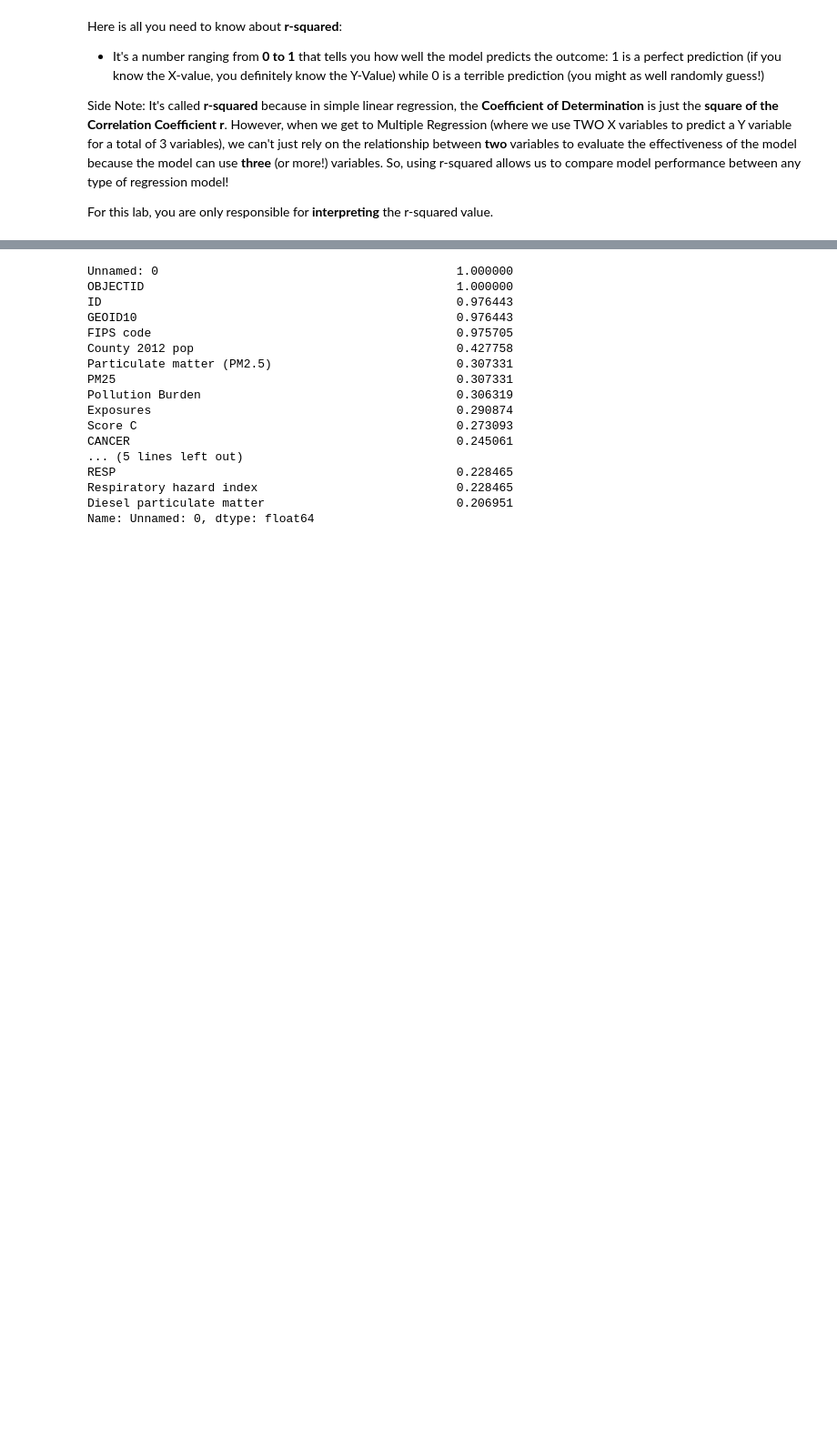
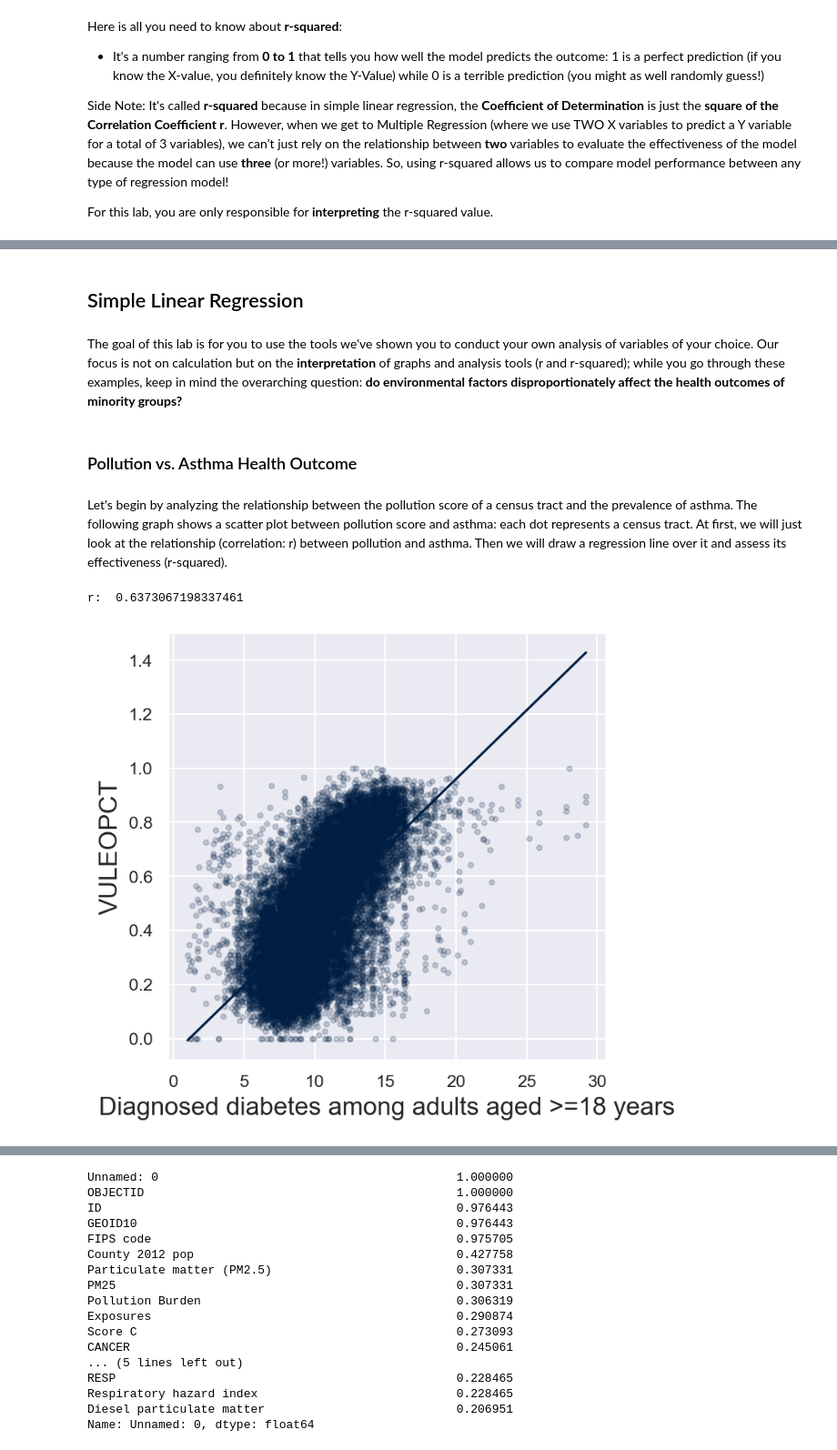
Before and after one commit to ds-modules/DATA88-SP22, a Jupyter notebook: whej03/roughDraft_whej03.ipynb, the cells around one changed output, grey strips where cells are left out. Shown at 91% size. Cells and saved outputs as stored; diff of their text form; code cells hidden in the pictures; blank space fills up the shorter version.

```diff
--- a/whej03/roughDraft_whej03.ipynb
+++ b/whej03/roughDraft_whej03.ipynb
@@ -207,0 +210,16 @@ df
+# %% [markdown]
+## Simple Linear Regression
+# %% [markdown]
+The goal of this lab is for you to use the tools we've shown you to conduct your own analysis of variables of your choice. Our focus is not on calculation but on the **interpretation** of graphs and analysis tools (r and r-squared); while you go through these examples, keep in mind the overarching question: **do environmental factors disproportionately affect the health outcomes of minority groups?**
+# %% [markdown]
+### Pollution vs. Asthma Health Outcome
+# %% [markdown]
+Let's begin by analyzing the relationship between the pollution score of a census tract and the prevalence of asthma. The following graph shows a scatter plot between pollution score and asthma: each dot represents a census tract. At first, we will just look at the relationship (correlation: r) between pollution and asthma. Then we will draw a regression line over it and assess its effectiveness (r-squared).
+# %%
+table2=Table.from_df(df[~df["Diagnosed diabetes among adults aged >=18 years"].isna()])
+# %%
+print('r: ', correlation(table2, 'Diagnosed diabetes among adults aged >=18 years', 'VULEOPCT'))
+table2.scatter("Diagnosed diabetes among adults aged >=18 years", "VULEOPCT", fit_line=True, alpha = .18, s = 10)
+# %% [output]
+r:  0.6373067198337461
+[figure, added]
```
Also changed, not shown: parts of 10 cells of this notebook.
